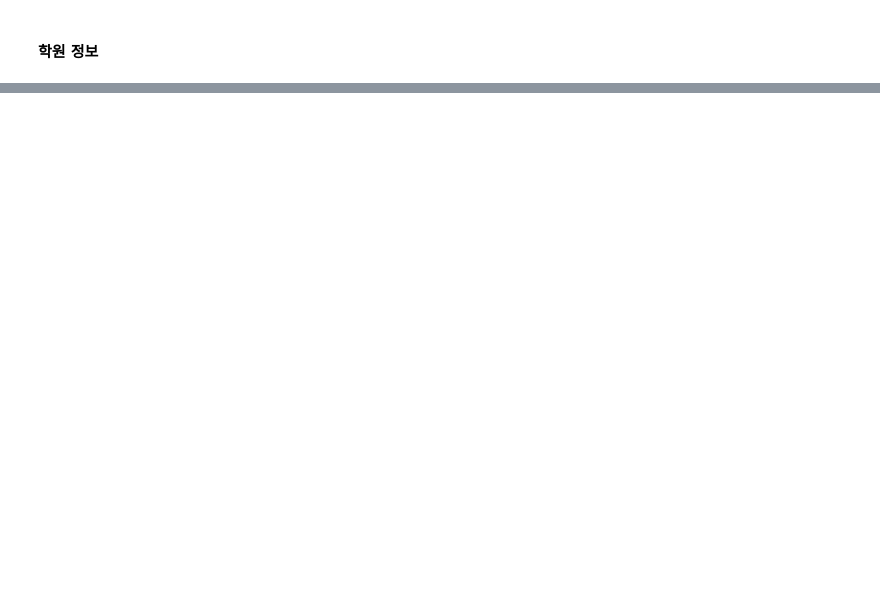
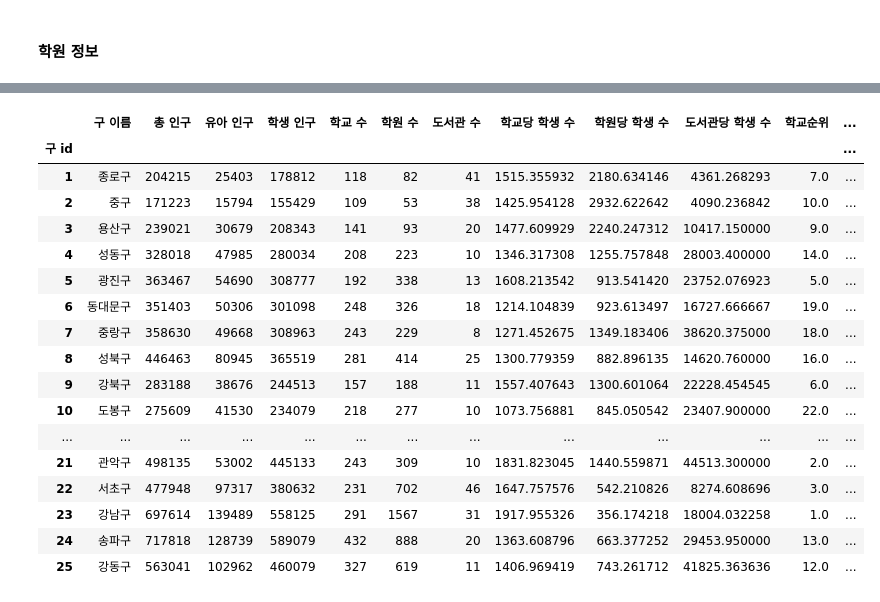
Before and after one commit to addinedu-ros-9th/eda-repo-2, a Jupyter notebook: data_analysis/rank.ipynb, the cells around one changed output, grey strips where cells are left out. Saved outputs shown, nothing was run; the diff lists cells and outputs as text; code cells hidden in the pictures; blank space fills up the shorter version.

Commit message:
rank update -동훈

```diff
--- a/data_analysis/rank.ipynb
+++ b/data_analysis/rank.ipynb
@@ -78,0 +155,15 @@ academy.head()
+# %%
+cur.execute("SELECT gu_id, space_count FROM learning_space where space_type = '도서관'")
+library_info = cur.fetchall()
+
+gu_id = []
+library_count = []
+
+for info in enumerate(library_info):
+    gu_id.append(info[1][0])
+    library_count.append(int(info[1][1]))
+
+library = pd.DataFrame({'구 id':gu_id,
+                       '도서관 수':library_count})
+library_sort = library.set_index('구 id')
+library_sort.sort_index()
@@ -78,0 +191,3 @@ academy.head()
+# %%
+total = pd.concat([gu_sort, school_sort, academy_sort, library_sort], axis=1)
+total.head()
@@ -78,0 +202,19 @@ academy.head()
+# %%
+per_s = []
+per_a = []
+per_l = []
+
+for gu in total.index:
+    per_s.append(total.loc[gu]['학생 인구']/total.loc[gu]['학교 수'])
+
+for gu in total.index:
+    per_a.append(total.loc[gu]['학생 인구']/total.loc[gu]['학원 수'])
+
+for gu in total.index:
+    per_l.append(total.loc[gu]['학생 인구']/total.loc[gu]['도서관 수'])
+
+total['학교당 학생 수'] = per_s
+total['학원당 학생 수'] = per_a
+total['도서관당 학생 수'] = per_l
+
+total.head()
@@ -78,0 +229,25 @@ academy.head()
+# %%
+total['학교순위'] = total['학교당 학생 수'].rank(ascending=False)
+total['학원순위'] = total['학원당 학생 수'].rank(ascending=False)
+total['도서관순위'] = total['도서관당 학생 수'].rank(ascending=False)
+# %%
+total
+# %% [output]
+|  | 구 이름 | 총 인구 | 유아 인구 | 학생 인구 | 학교 수 | 학원 수 | 도서관 수 | 학교당 학생 수 | 학원당 학생 수 | 도서관당 학생 수 | 학교순위 | ... |
+| 구 id |  |  |  |  |  |  |  |  |  |  |  | ... |
+| 1 | 종로구 | 204215 | 25403 | 178812 | 118 | 82 | 41 | 1515.355932 | 2180.634146 | 4361.268293 | 7.0 | ... |
+| 2 | 중구 | 171223 | 15794 | 155429 | 109 | 53 | 38 | 1425.954128 | 2932.622642 | 4090.236842 | 10.0 | ... |
+| 3 | 용산구 | 239021 | 30679 | 208343 | 141 | 93 | 20 | 1477.609929 | 2240.247312 | 10417.150000 | 9.0 | ... |
+| 4 | 성동구 | 328018 | 47985 | 280034 | 208 | 223 | 10 | 1346.317308 | 1255.757848 | 28003.400000 | 14.0 | ... |
+| 5 | 광진구 | 363467 | 54690 | 308777 | 192 | 338 | 13 | 1608.213542 | 913.541420 | 23752.076923 | 5.0 | ... |
+| 6 | 동대문구 | 351403 | 50306 | 301098 | 248 | 326 | 18 | 1214.104839 | 923.613497 | 16727.666667 | 19.0 | ... |
+| 7 | 중랑구 | 358630 | 49668 | 308963 | 243 | 229 | 8 | 1271.452675 | 1349.183406 | 38620.375000 | 18.0 | ... |
+| 8 | 성북구 | 446463 | 80945 | 365519 | 281 | 414 | 25 | 1300.779359 | 882.896135 | 14620.760000 | 16.0 | ... |
+| 9 | 강북구 | 283188 | 38676 | 244513 | 157 | 188 | 11 | 1557.407643 | 1300.601064 | 22228.454545 | 6.0 | ... |
+| 10 | 도봉구 | 275609 | 41530 | 234079 | 218 | 277 | 10 | 1073.756881 | 845.050542 | 23407.900000 | 22.0 | ... |
+| ... | ... | ... | ... | ... | ... | ... | ... | ... | ... | ... | ... | ... |
+| 21 | 관악구 | 498135 | 53002 | 445133 | 243 | 309 | 10 | 1831.823045 | 1440.559871 | 44513.300000 | 2.0 | ... |
+| 22 | 서초구 | 477948 | 97317 | 380632 | 231 | 702 | 46 | 1647.757576 | 542.210826 | 8274.608696 | 3.0 | ... |
+| 23 | 강남구 | 697614 | 139489 | 558125 | 291 | 1567 | 31 | 1917.955326 | 356.174218 | 18004.032258 | 1.0 | ... |
+| 24 | 송파구 | 717818 | 128739 | 589079 | 432 | 888 | 20 | 1363.608796 | 663.377252 | 29453.950000 | 13.0 | ... |
+| 25 | 강동구 | 563041 | 102962 | 460079 | 327 | 619 | 11 | 1406.969419 | 743.261712 | 41825.363636 | 12.0 | ... |
```
Also changed, not shown: parts of 17 cells of this notebook, 1 other file.
